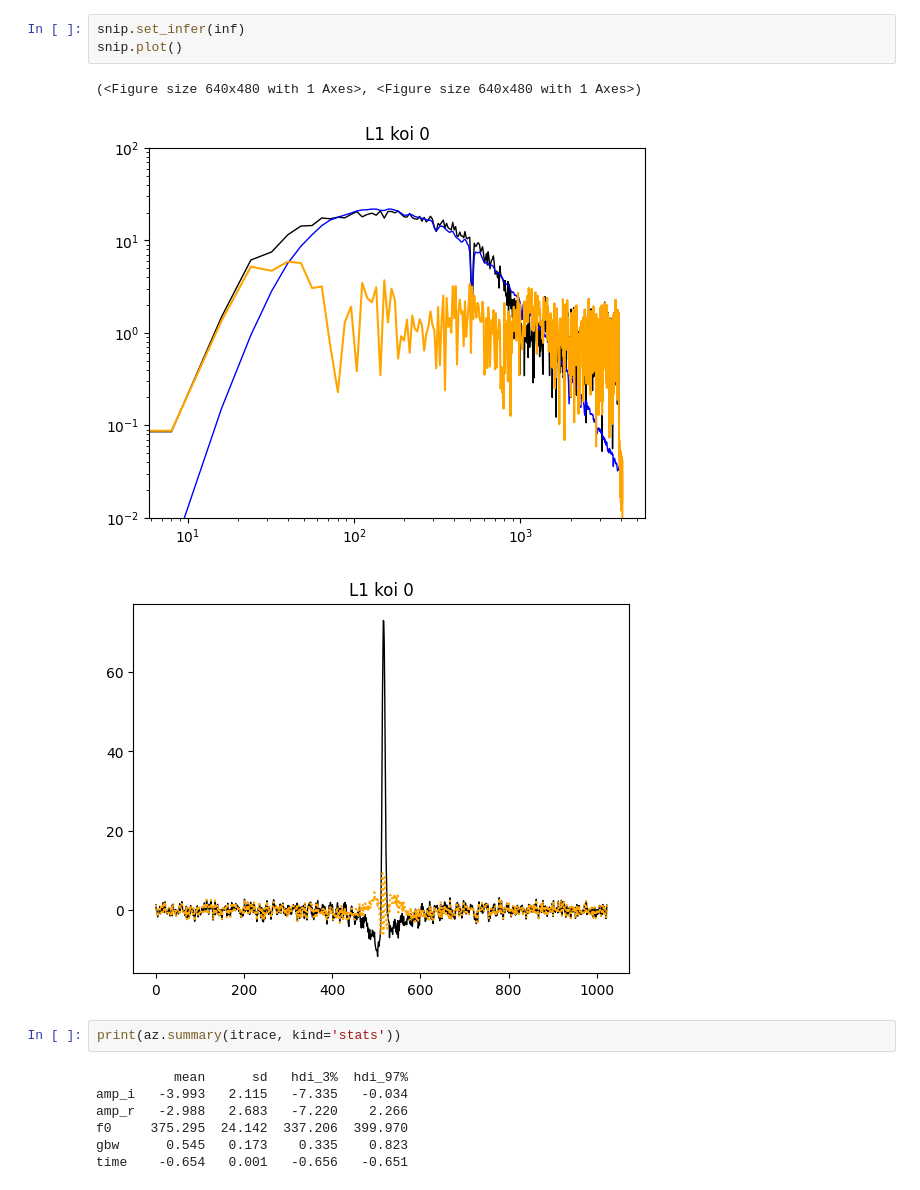
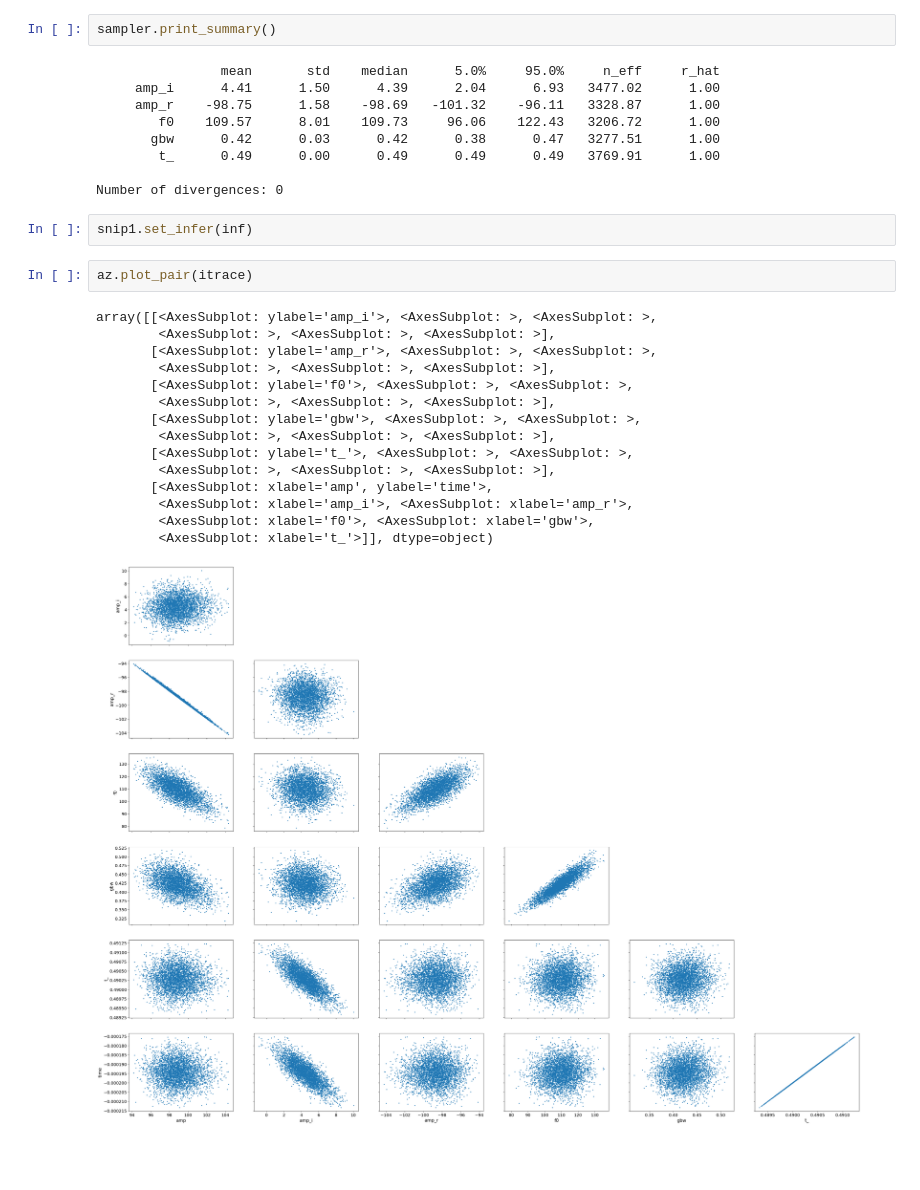
Before and after one commit to andrew-lundgren/antiglitch, a Jupyter notebook: notebooks/glitch_inference_physical.ipynb, the cells around one changed output. Drawn from its saved outputs; the diff is of its cells as text; blank space fills up the shorter version.

```diff
--- a/notebooks/glitch_inference_physical.ipynb
+++ b/notebooks/glitch_inference_physical.ipynb
@@ -64,17 +176,32 @@ glitch1 = fsignal(freqs, 14., 0.78)
+# %%
+sampler.print_summary()
+# %% [output]
+                mean       std    median      5.0%     95.0%     n_eff     r_hat
+     amp_i      4.41      1.50      4.39      2.04      6.93   3477.02      1.00
+     amp_r    -98.75      1.58    -98.69   -101.32    -96.11   3328.87      1.00
+        f0    109.57      8.01    109.73     96.06    122.43   3206.72      1.00
+       gbw      0.42      0.03      0.42      0.38      0.47   3277.51      1.00
+        t_      0.49      0.00      0.49      0.49      0.49   3769.91      1.00
+
+Number of divergences: 0
 # %%
-snip.set_infer(inf)
-snip.plot()
+snip1.set_infer(inf)
-# %% [output]
-(<Figure size 640x480 with 1 Axes>, <Figure size 640x480 with 1 Axes>)
-[figure, removed]
-[figure, removed]
-# %%
-print(az.summary(itrace, kind='stats'))
-# %% [output]
-          mean      sd   hdi_3%  hdi_97%
-amp_i   -3.993   2.115   -7.335   -0.034
-amp_r   -2.988   2.683   -7.220    2.266
-f0     375.295  24.142  337.206  399.970
-gbw      0.545   0.173    0.335    0.823
-time    -0.654   0.001   -0.656   -0.651
+# %%
+az.plot_pair(itrace)
+# %% [output]
+array([[<AxesSubplot: ylabel='amp_i'>, <AxesSubplot: >, <AxesSubplot: >,
+        <AxesSubplot: >, <AxesSubplot: >, <AxesSubplot: >],
+       [<AxesSubplot: ylabel='amp_r'>, <AxesSubplot: >, <AxesSubplot: >,
+        <AxesSubplot: >, <AxesSubplot: >, <AxesSubplot: >],
+       [<AxesSubplot: ylabel='f0'>, <AxesSubplot: >, <AxesSubplot: >,
+        <AxesSubplot: >, <AxesSubplot: >, <AxesSubplot: >],
+       [<AxesSubplot: ylabel='gbw'>, <AxesSubplot: >, <AxesSubplot: >,
+        <AxesSubplot: >, <AxesSubplot: >, <AxesSubplot: >],
+       [<AxesSubplot: ylabel='t_'>, <AxesSubplot: >, <AxesSubplot: >,
+        <AxesSubplot: >, <AxesSubplot: >, <AxesSubplot: >],
+       [<AxesSubplot: xlabel='amp', ylabel='time'>,
+        <AxesSubplot: xlabel='amp_i'>, <AxesSubplot: xlabel='amp_r'>,
+        <AxesSubplot: xlabel='f0'>, <AxesSubplot: xlabel='gbw'>,
+        <AxesSubplot: xlabel='t_'>]], dtype=object)
+[figure, added]
 # %%
```
Also changed, not shown: parts of 35 cells of this notebook.
